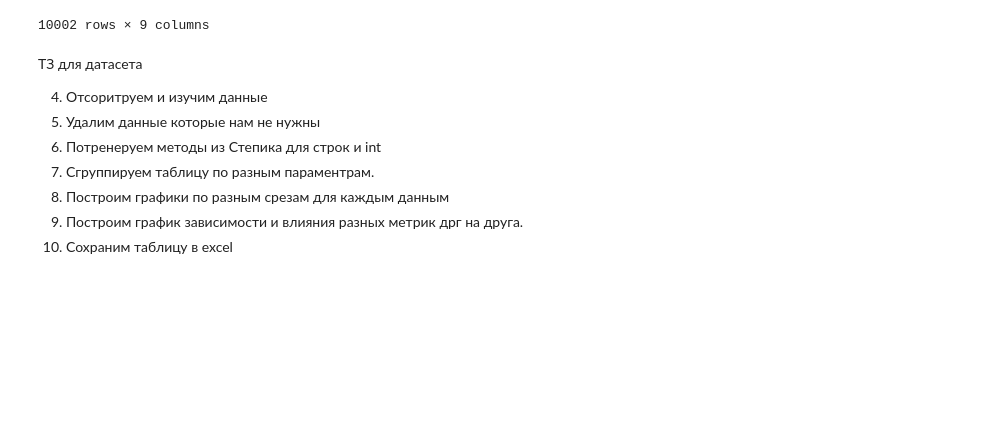
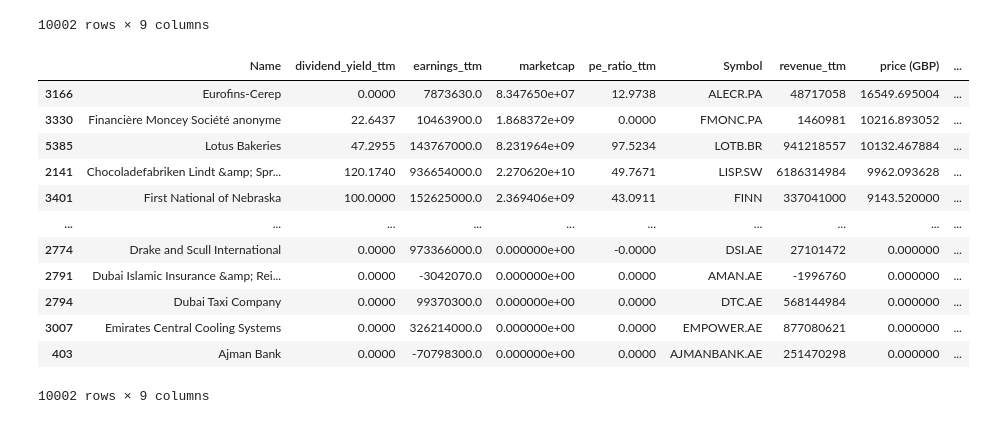
Before and after one commit to mks2607/Data_mks, a Jupyter notebook: Company.ipynb, the cells around one changed output. Cells and saved outputs as stored; diff of their text form; code cells hidden in the pictures; blank space fills up the shorter version.

```diff
--- a/Company.ipynb
+++ b/Company.ipynb
@@ -233,14 +235,19 @@ new_table
 | 10000 | Şişecam | 173.0410 | 5.504870e+08 | 2.986254e+09 | 4.287800 | SISE.IS | 5821511758 | 0.974874 | ... |
 | 10001 | “K” Line | 333.6210 | 9.734360e+08 | 7.982348e+09 | 1.227210 | 9107.T | 6568116808 | 11.842154 | ... |
 10002 rows × 9 columns
-# %% [markdown]
-ТЗ для датасета
-
-
-4. Отсоритруем и изучим данные
-5. Удалим данные которые нам не нужны
-6. Потренеруем методы из Степика для строк и int
-7. Сгруппируем таблицу по разным параментрам.
-8. Построим графики по разным срезам для каждым данным
-9. Построим график зависимости и влияния разных метрик дрг на друга.
-10. Сохраним таблицу в excel
+# %%
+new_table.sort_values(by = 'price (GBP)', ascending=False)
+# %% [output]
+|  | Name | dividend_yield_ttm | earnings_ttm | marketcap | pe_ratio_ttm | Symbol | revenue_ttm | price (GBP) | ... |
+| 3166 | Eurofins-Cerep | 0.0000 | 7873630.0 | 8.347650e+07 | 12.9738 | ALECR.PA | 48717058 | 16549.695004 | ... |
+| 3330 | Financière Moncey Société anonyme | 22.6437 | 10463900.0 | 1.868372e+09 | 0.0000 | FMONC.PA | 1460981 | 10216.893052 | ... |
+| 5385 | Lotus Bakeries | 47.2955 | 143767000.0 | 8.231964e+09 | 97.5234 | LOTB.BR | 941218557 | 10132.467884 | ... |
+| 2141 | Chocoladefabriken Lindt &amp; Spr... | 120.1740 | 936654000.0 | 2.270620e+10 | 49.7671 | LISP.SW | 6186314984 | 9962.093628 | ... |
+| 3401 | First National of Nebraska | 100.0000 | 152625000.0 | 2.369406e+09 | 43.0911 | FINN | 337041000 | 9143.520000 | ... |
+| ... | ... | ... | ... | ... | ... | ... | ... | ... | ... |
+| 2774 | Drake and Scull International | 0.0000 | 973366000.0 | 0.000000e+00 | -0.0000 | DSI.AE | 27101472 | 0.000000 | ... |
+| 2791 | Dubai Islamic Insurance &amp; Rei... | 0.0000 | -3042070.0 | 0.000000e+00 | 0.0000 | AMAN.AE | -1996760 | 0.000000 | ... |
+| 2794 | Dubai Taxi Company | 0.0000 | 99370300.0 | 0.000000e+00 | 0.0000 | DTC.AE | 568144984 | 0.000000 | ... |
+| 3007 | Emirates Central Cooling Systems | 0.0000 | 326214000.0 | 0.000000e+00 | 0.0000 | EMPOWER.AE | 877080621 | 0.000000 | ... |
+| 403 | Ajman Bank | 0.0000 | -70798300.0 | 0.000000e+00 | 0.0000 | AJMANBANK.AE | 251470298 | 0.000000 | ... |
+10002 rows × 9 columns
```
Also changed, not shown: parts of 14 cells of this notebook.
